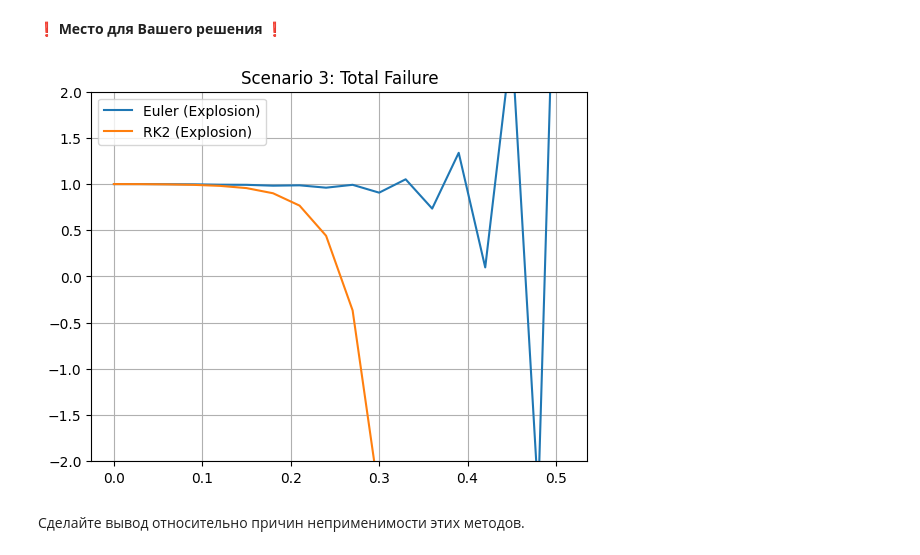
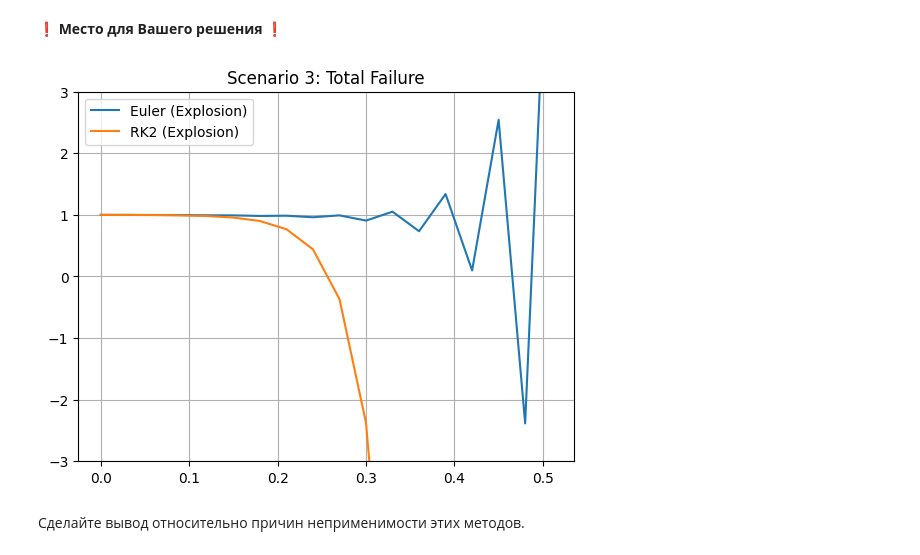
Before and after one commit to HasanDabbas0/Hasan-Dabbas, a Jupyter notebook: Diffeqs_lab_base.ipynb, the cells around one changed output. Cells and saved outputs as stored; diff of their text form; code cells hidden in the pictures.

```diff
--- a/Diffeqs_lab_base.ipynb
+++ b/Diffeqs_lab_base.ipynb
@@ -349,17 +349,17 @@ def phi3(t):
 # %%
 '''
 Постройте необходимые графики для анализа
 (не забудьте добавить легенду к графикам, чтобы отличать решения)
 '''
 
 t_span = [0, 0.5]; x0 = np.array([1.0]); h = 0.03
 te, xe = Euler_method(f3, t_span, x0, h)
 trk, xrk = Runge_Kutta_method(f3, t_span, x0, h)
 plt.plot(te, xe[:,0], label='Euler (Explosion)')
 plt.plot(trk, xrk[:,0], label='RK2 (Explosion)')
-plt.ylim(-2, 2); plt.title("Scenario 3: Total Failure"); plt.legend(); plt.grid(); plt.show()
+plt.ylim(-3, 3); plt.title("Scenario 3: Total Failure"); plt.legend(); plt.grid(); plt.show()
 # %% [output]
-[figure, old version]
+[figure, new version]
 # %% [markdown]
 
 Сделайте вывод относительно причин неприменимости этих методов.
```
